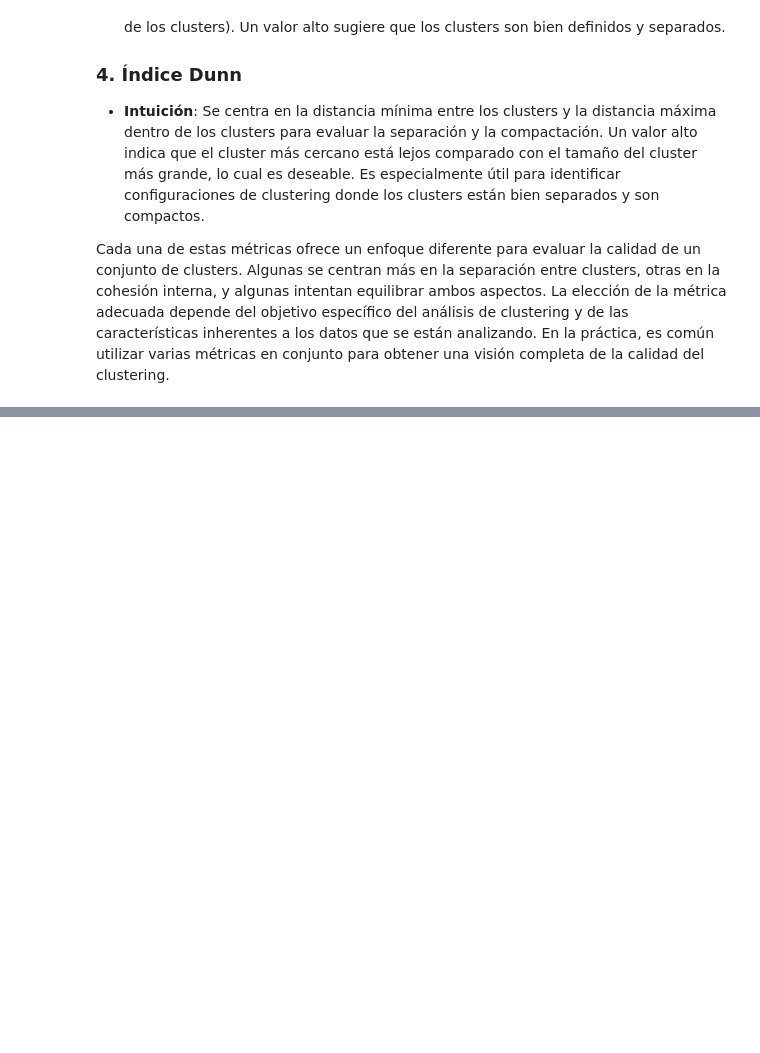
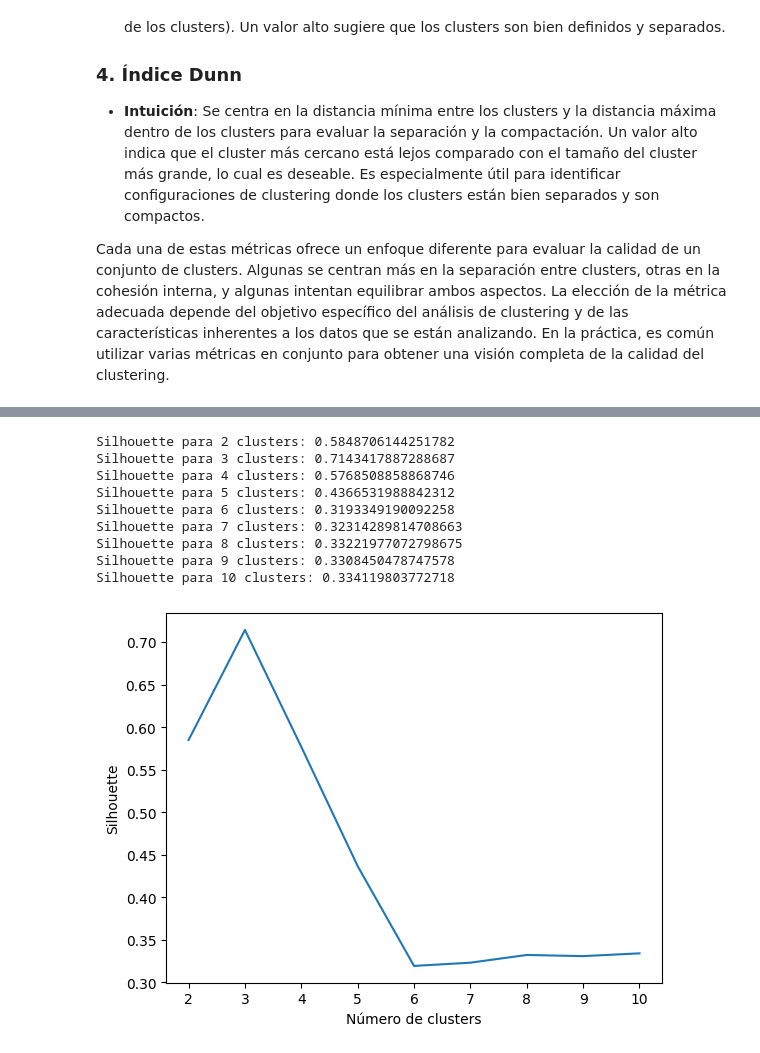
Before and after one commit to Izainea/Proyecto_1, a Jupyter notebook: Código/Coeficientes_CLuster.ipynb, the cells around one changed output, grey strips where cells are left out. Cells and saved outputs as stored; diff of their text form; code cells hidden in the pictures; blank space fills up the shorter version.

```diff
--- a/Código/Coeficientes_CLuster.ipynb
+++ b/Código/Coeficientes_CLuster.ipynb
@@ -97,0 +172,28 @@ Cada una de estas métricas ofrece un enfoque diferente para evaluar la calidad
+# %%
+### Ejercicio con varios clusters
+
+siluetas=[]
+for n_clusters in range(2,11):
+    kmeans = KMeans(n_clusters=n_clusters, init='random', n_init=10, max_iter=300, tol=1e-04, random_state=0)
+    y_km = kmeans.fit_predict(X)
+    silhouette_vals = silhouette_samples(X, y_km, metric='euclidean')
+    silhouette_avg = np.mean(silhouette_vals)
+    siluetas.append(silhouette_avg)
+    print(f"Silhouette para {n_clusters} clusters: {silhouette_avg}")
+
+##
+plt.plot(range(2,11), siluetas)
+plt.xlabel('Número de clusters')
+plt.ylabel('Silhouette')
+plt.show()
+# %% [output]
+Silhouette para 2 clusters: 0.5848706144251782
+Silhouette para 3 clusters: 0.7143417887288687
+Silhouette para 4 clusters: 0.5768508858868746
+Silhouette para 5 clusters: 0.4366531988842312
+Silhouette para 6 clusters: 0.3193349190092258
+Silhouette para 7 clusters: 0.32314289814708663
+Silhouette para 8 clusters: 0.33221977072798675
+Silhouette para 9 clusters: 0.3308450478747578
+Silhouette para 10 clusters: 0.334119803772718
+[figure, added]
```
Also changed, not shown: parts of 4 cells of this notebook, 1 other file.
